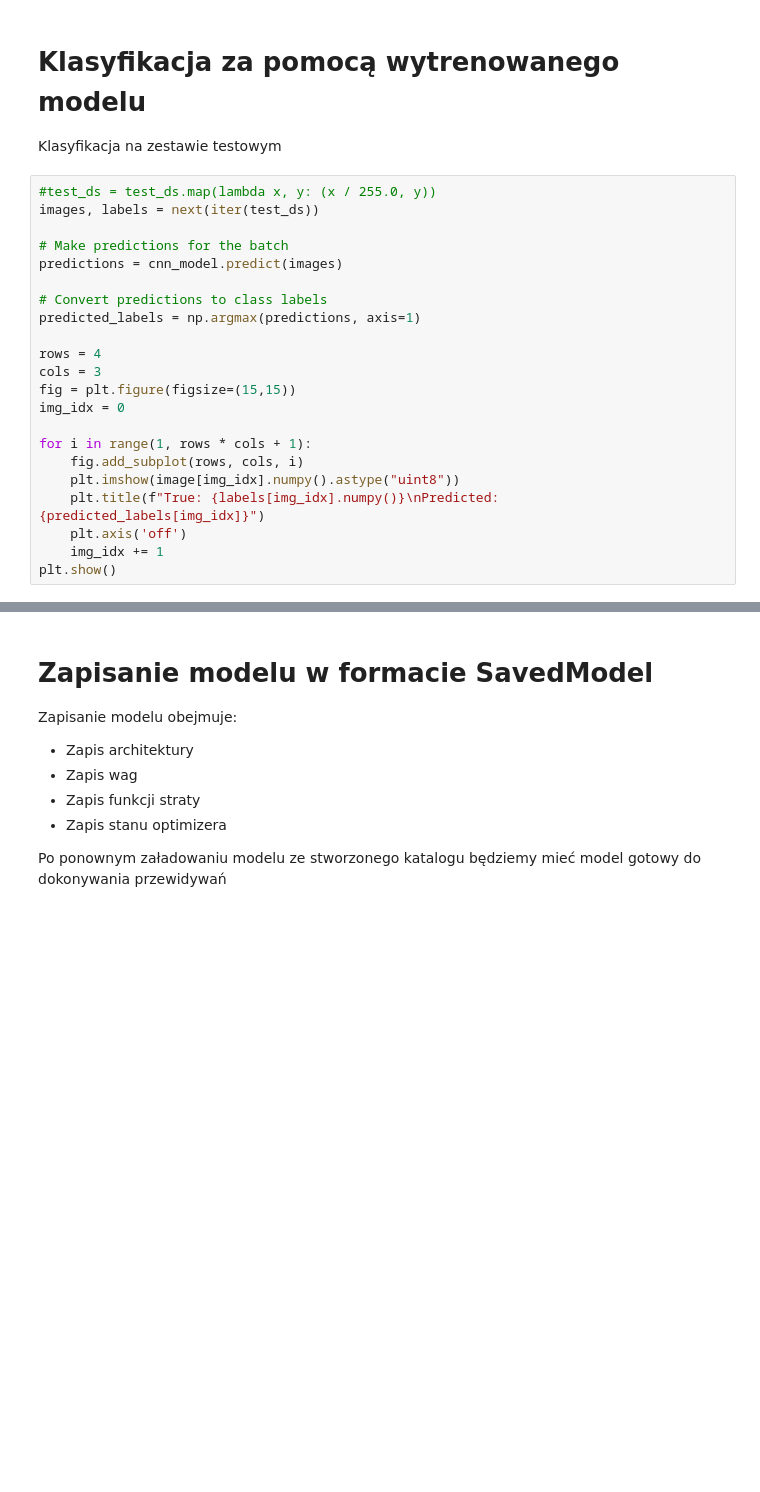
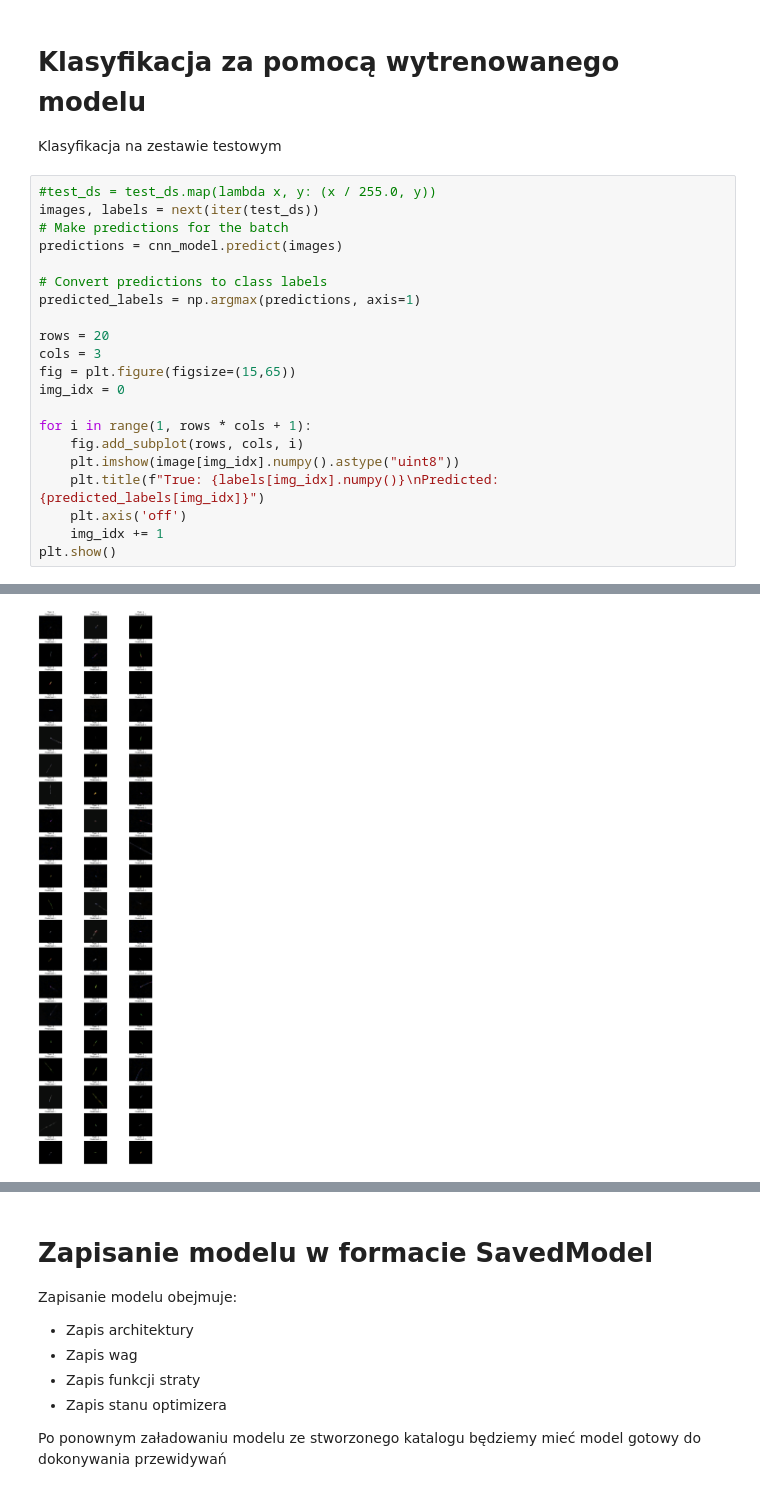
Before and after one commit to shizzeer/credo-classifier, a Jupyter notebook: credo_image_classifier.ipynb, the cells around one changed output, grey strips where cells are left out. Saved outputs shown, nothing was run; the diff lists cells and outputs as text; blank space fills up the shorter version.

```diff
--- a/credo_image_classifier.ipynb
+++ b/credo_image_classifier.ipynb
@@ -399,16 +402,15 @@ Klasyfikacja na zestawie testowym
 # %%
 #test_ds = test_ds.map(lambda x, y: (x / 255.0, y))
 images, labels = next(iter(test_ds))
-
 # Make predictions for the batch
 predictions = cnn_model.predict(images)
 
 # Convert predictions to class labels
 predicted_labels = np.argmax(predictions, axis=1)
 
-rows = 4
+rows = 20
 cols = 3
-fig = plt.figure(figsize=(15,15))
+fig = plt.figure(figsize=(15,65))
 img_idx = 0
 
 for i in range(1, rows * cols + 1):
@@ -418,3 +420,4 @@ for i in range(1, rows * cols + 1):
     plt.axis('off')
     img_idx += 1
 plt.show()
+# %% [output]
@@ -420,0 +425 @@ plt.show()
+[figure, added]
```
Also changed, not shown: parts of 19 cells of this notebook, 1 other file.
